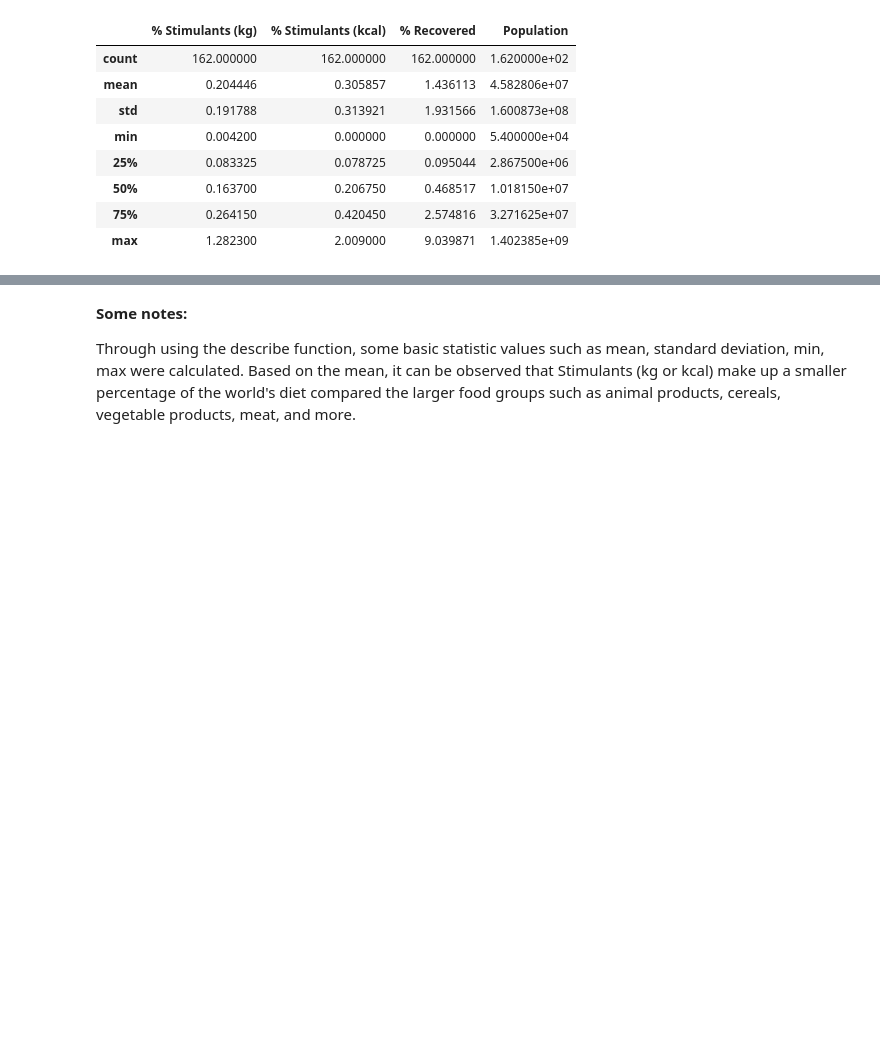
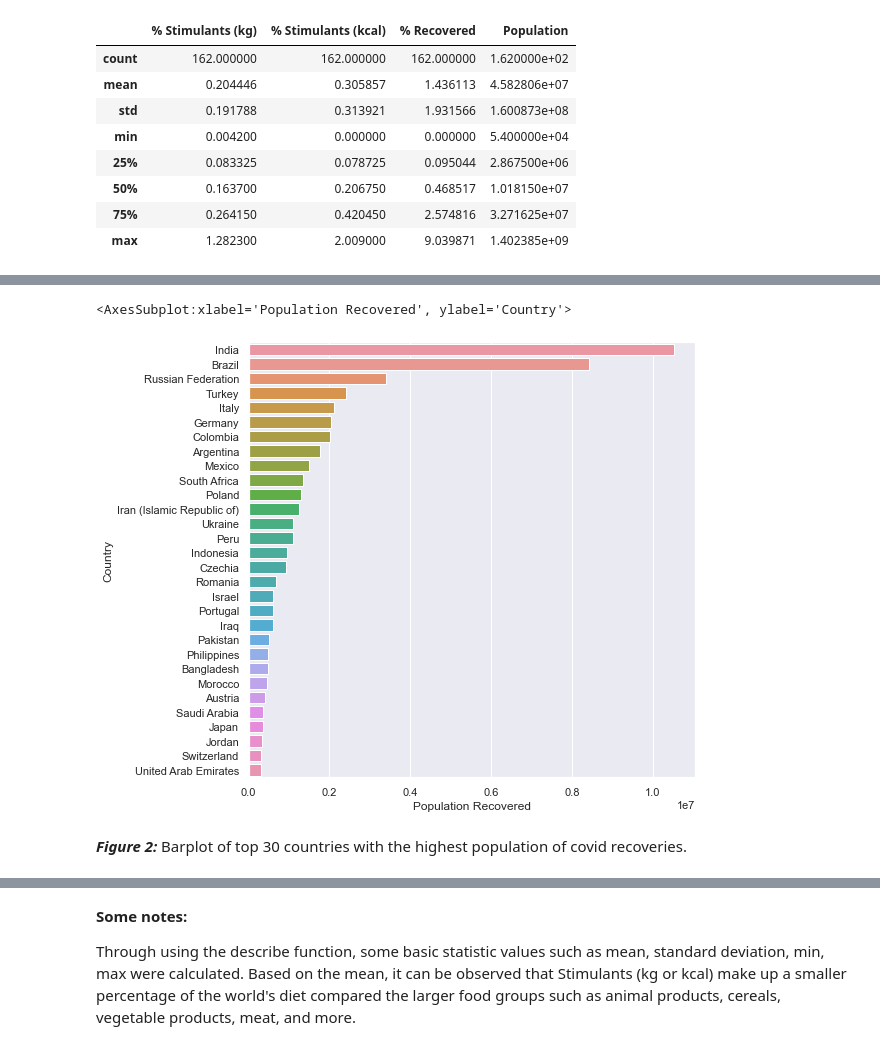
Before and after one commit to data301-2021-summer2/project-group28-project, a Jupyter notebook: analysis/YuenYee/Milestone2.ipynb, the cells around one changed output, grey strips where cells are left out. Saved outputs shown, nothing was run; the diff lists cells and outputs as text; code cells hidden in the pictures; blank space fills up the shorter version.

```diff
--- a/analysis/YuenYee/Milestone2.ipynb
+++ b/analysis/YuenYee/Milestone2.ipynb
@@ -389,0 +425,6 @@ foodsupplykcal.describe()
+# %%
+foodsupply['Population Recovered'] = (foodsupply['% Recovered'] * foodsupply['Population'])/100
+
+fs_poprecovered = foodsupply.sort_values(by = 'Population Recovered', ascending = False)
+
+fs_poprecovered
@@ -389,0 +445,7 @@ foodsupplykcal.describe()
+# %%
+sns.barplot(data=fs_poprecovered[:30], x='Population Recovered', y='Country')
+# %% [output]
+<AxesSubplot:xlabel='Population Recovered', ylabel='Country'>
+[figure, added]
+# %% [markdown]
+***Figure 2:*** Barplot of top 30 countries with the highest population of covid recoveries.
```
Also changed, not shown: parts of 25 cells of this notebook, 2 other files.
